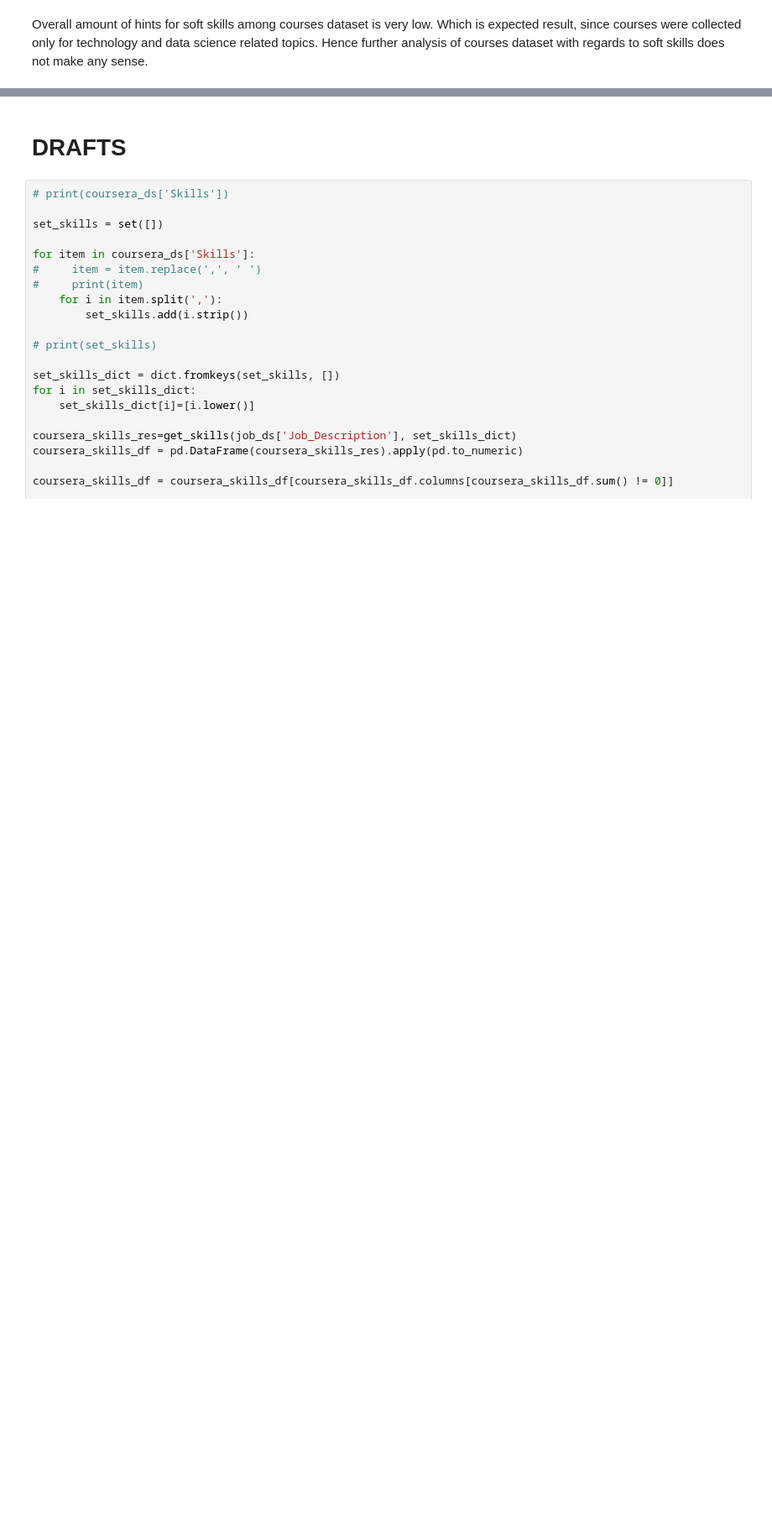
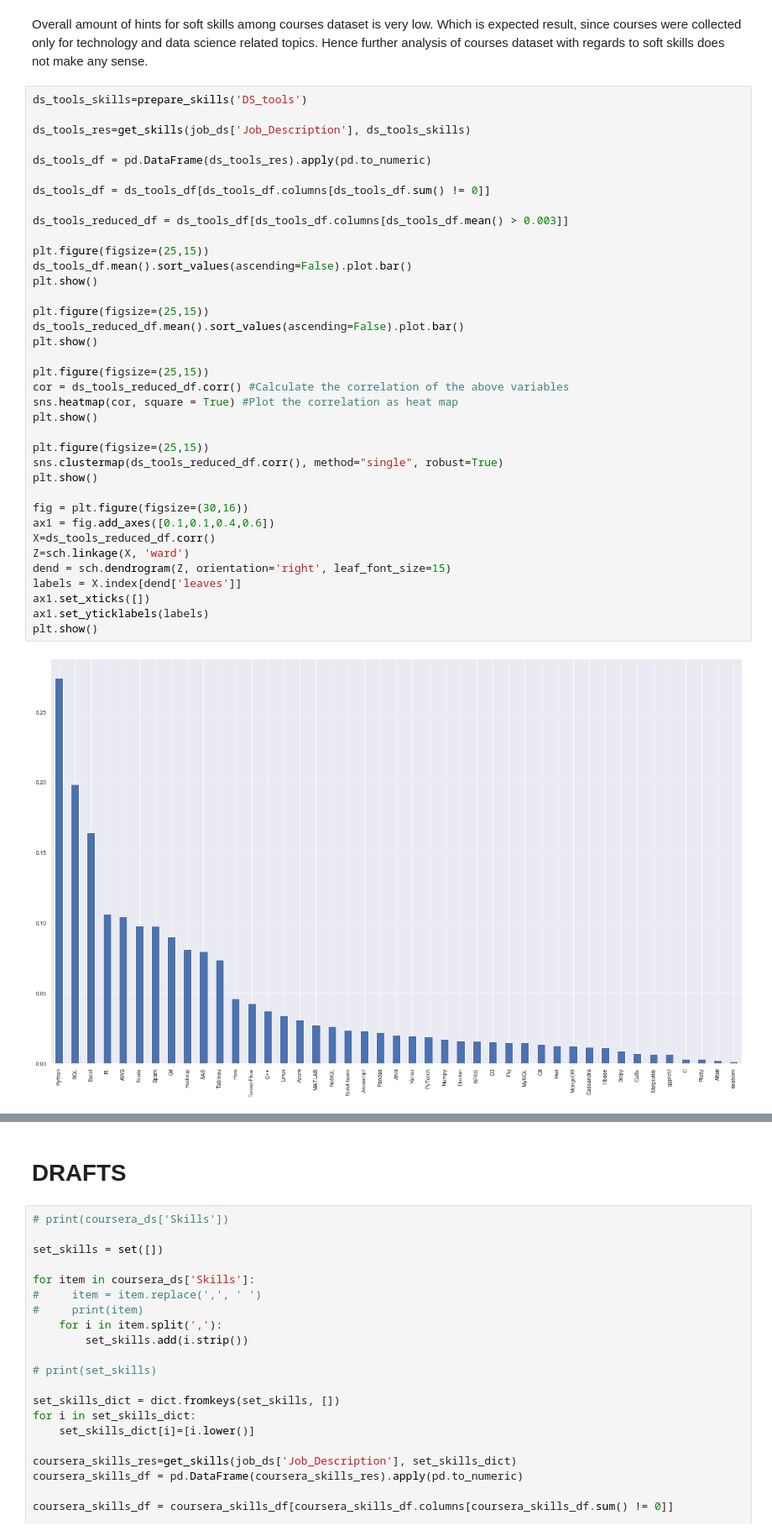
Before and after one commit to kai-wren/Intro2DS, a Jupyter notebook: Mykhaylo_Manukian_Project.ipynb, the cells around one changed output, grey strips where cells are left out. Shown at 84% size. Cells and saved outputs as stored; diff of their text form; blank space fills up the shorter version.

```diff
--- a/Mykhaylo_Manukian_Project.ipynb
+++ b/Mykhaylo_Manukian_Project.ipynb
@@ -516,3 +626,42 @@ plt.show()
 [figure]
 # %% [markdown]
 Overall amount of hints for soft skills among courses dataset is very low. Which is expected result, since courses were collected only for technology and data science related topics. Hence further analysis of courses dataset with regards to soft skills does not make any sense.
+# %%
+ds_tools_skills=prepare_skills('DS_tools')
+
+ds_tools_res=get_skills(job_ds['Job_Description'], ds_tools_skills)
+
+ds_tools_df = pd.DataFrame(ds_tools_res).apply(pd.to_numeric)
+
+ds_tools_df = ds_tools_df[ds_tools_df.columns[ds_tools_df.sum() != 0]]
+
+ds_tools_reduced_df = ds_tools_df[ds_tools_df.columns[ds_tools_df.mean() > 0.003]]
+
+plt.figure(figsize=(25,15))
+ds_tools_df.mean().sort_values(ascending=False).plot.bar()
+plt.show()
+
+plt.figure(figsize=(25,15))
+ds_tools_reduced_df.mean().sort_values(ascending=False).plot.bar()
+plt.show()
+
+plt.figure(figsize=(25,15))
+cor = ds_tools_reduced_df.corr() #Calculate the correlation of the above variables
+sns.heatmap(cor, square = True) #Plot the correlation as heat map
+plt.show()
+
+plt.figure(figsize=(25,15))
+sns.clustermap(ds_tools_reduced_df.corr(), method="single", robust=True)
+plt.show()
+
+fig = plt.figure(figsize=(30,16))
+ax1 = fig.add_axes([0.1,0.1,0.4,0.6])
+X=ds_tools_reduced_df.corr()
+Z=sch.linkage(X, 'ward')
+dend = sch.dendrogram(Z, orientation='right', leaf_font_size=15)
+labels = X.index[dend['leaves']]
+ax1.set_xticks([])
+ax1.set_yticklabels(labels)
+plt.show()
+# %% [output]
+[figure, added]
```
Also changed, not shown: parts of 7 cells of this notebook, 1 other file.
